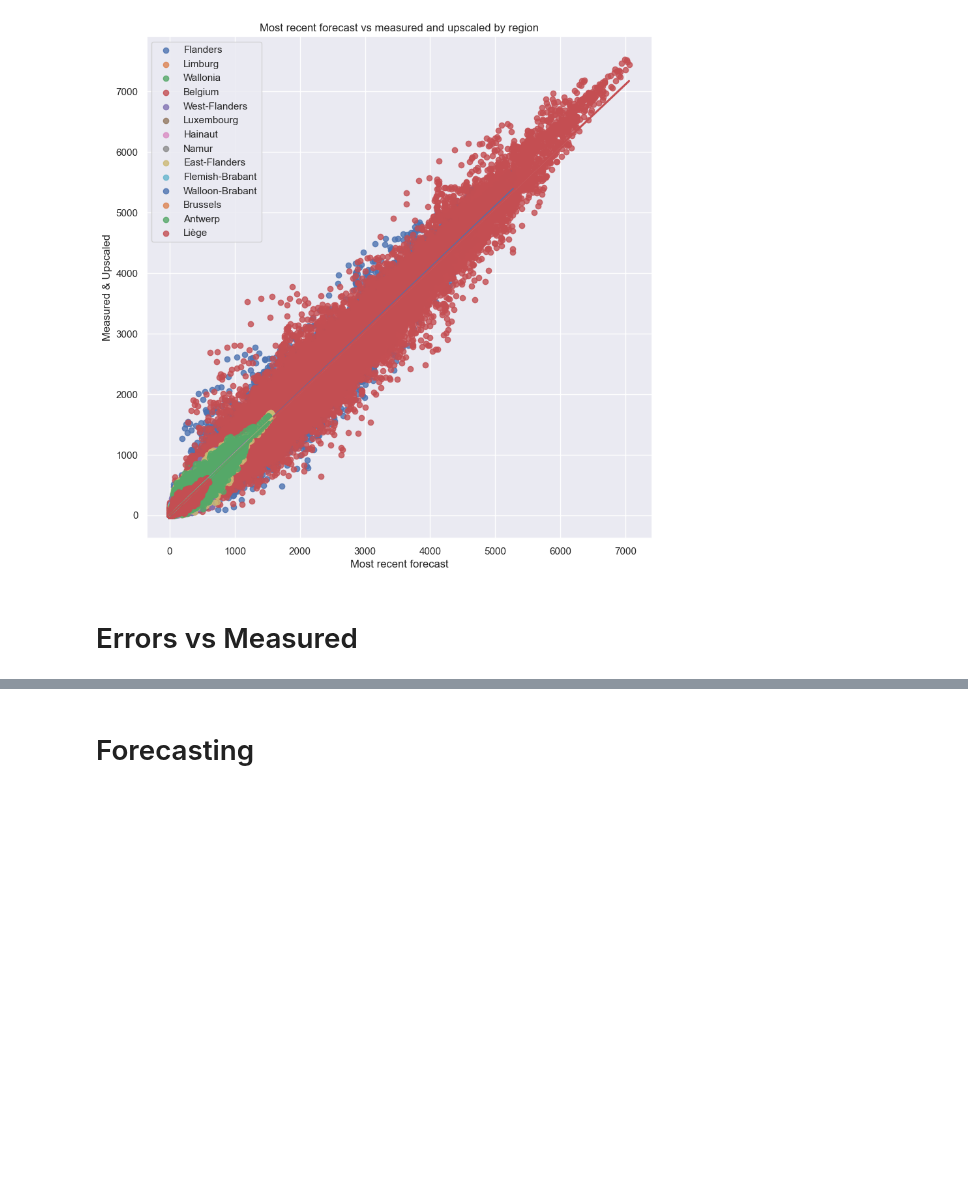
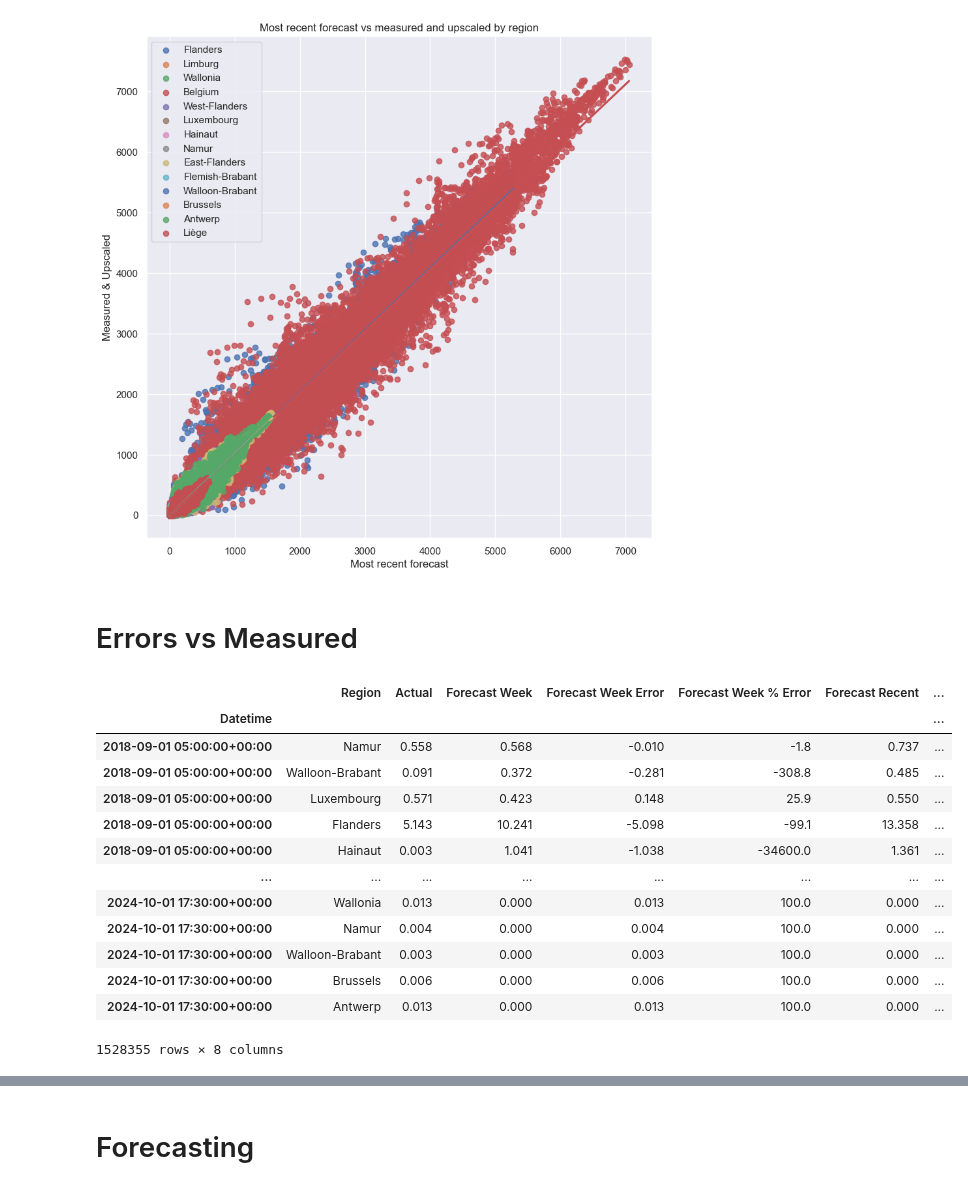
Before and after one commit to jamesdeluk/data-projects, a Jupyter notebook: ods032.ipynb, the cells around one changed output, grey strips where cells are left out. Saved outputs shown, nothing was run; the diff lists cells and outputs as text; code cells hidden in the pictures; blank space fills up the shorter version.

```diff
--- a/ods032.ipynb
+++ b/ods032.ipynb
@@ -135,37 +135,51 @@ plt.show()
 # Errors vs Measured
 # %%
 # df = data_2023[data_2023.Region == 'Belgium'].copy()
-df = data_2023[['Region','Week-ahead forecast','Most recent forecast','Measured & Upscaled']]
+df = data[['Region','Week-ahead forecast','Most recent forecast','Measured & Upscaled']]
 df = df[df['Measured & Upscaled'] != 0]
+df = df.dropna()
 
-df['Week Error'] = df['Measured & Upscaled'] - df['Week-ahead forecast']
-df['Week Percentage Error'] = np.divide(
-    df['Week Error'],
+df['Forecast Week Error'] = df['Measured & Upscaled'] - df['Week-ahead forecast']
+df['Forecast Week % Error'] = np.divide(
+    df['Forecast Week Error'],
     df['Measured & Upscaled'],
-    out=np.zeros_like(df['Week Error']),
+    out=np.zeros_like(df['Forecast Week Error']),
     where=df['Measured & Upscaled'] != 0
 ) * 100
-df['Week Percentage Error'] = df['Week Percentage Error'].round(1)
+df['Forecast Week % Error'] = df['Forecast Week % Error'].round(1)
 
-df['Recent Error'] = df['Measured & Upscaled'] - df['Most recent forecast']
-df['Recent Percentage Error'] = np.divide(
-    df['Recent Error'],
+df['Forecast Recent Error'] = df['Measured & Upscaled'] - df['Most recent forecast']
+df['Forecast Recent % Error'] = np.divide(
+    df['Forecast Recent Error'],
     df['Measured & Upscaled'],
-    out=np.zeros_like(df['Recent Error']),
+    out=np.zeros_like(df['Forecast Recent Error']),
     where=df['Measured & Upscaled'] != 0
 ) * 100
-df['Recent Percentage Error'] = df['Recent Percentage Error'].round(1)
+df['Forecast Recent % Error'] = df['Forecast Recent % Error'].round(1)
 
-df = df[['Region','Measured & Upscaled', 'Week-ahead forecast', 'Week Error', 'Week Percentage Error', 'Most recent forecast', 'Recent Error', 'Recent Percentage Error']]
+df = df[['Region','Measured & Upscaled', 'Week-ahead forecast', 'Forecast Week Error', 'Forecast Week % Error', 'Most recent forecast', 'Forecast Recent Error', 'Forecast Recent % Error']]
 df = df.rename(columns={
     'Measured & Upscaled': 'Actual',
-    'Week-ahead forecast': 'Week',
-    'Week Error': 'Week_Err',
-    'Week Percentage Error': 'Week_%',
-    'Most recent forecast': 'Recent',
-    'Recent Error': 'Recent_Err',
-    'Recent Percentage Error': 'Recent_%'
+    'Week-ahead forecast': 'Forecast Week',
+    'Most recent forecast': 'Forecast Recent',
 })
+
+df
+# %% [output]
+|  | Region | Actual | Forecast Week | Forecast Week Error | Forecast Week % Error | Forecast Recent | ... |
+| Datetime |  |  |  |  |  |  | ... |
+| 2018-09-01 05:00:00+00:00 | Namur | 0.558 | 0.568 | -0.010 | -1.8 | 0.737 | ... |
+| 2018-09-01 05:00:00+00:00 | Walloon-Brabant | 0.091 | 0.372 | -0.281 | -308.8 | 0.485 | ... |
+| 2018-09-01 05:00:00+00:00 | Luxembourg | 0.571 | 0.423 | 0.148 | 25.9 | 0.550 | ... |
+| 2018-09-01 05:00:00+00:00 | Flanders | 5.143 | 10.241 | -5.098 | -99.1 | 13.358 | ... |
+| 2018-09-01 05:00:00+00:00 | Hainaut | 0.003 | 1.041 | -1.038 | -34600.0 | 1.361 | ... |
+| ... | ... | ... | ... | ... | ... | ... | ... |
+| 2024-10-01 17:30:00+00:00 | Wallonia | 0.013 | 0.000 | 0.013 | 100.0 | 0.000 | ... |
+| 2024-10-01 17:30:00+00:00 | Namur | 0.004 | 0.000 | 0.004 | 100.0 | 0.000 | ... |
+| 2024-10-01 17:30:00+00:00 | Walloon-Brabant | 0.003 | 0.000 | 0.003 | 100.0 | 0.000 | ... |
+| 2024-10-01 17:30:00+00:00 | Brussels | 0.006 | 0.000 | 0.006 | 100.0 | 0.000 | ... |
+| 2024-10-01 17:30:00+00:00 | Antwerp | 0.013 | 0.000 | 0.013 | 100.0 | 0.000 | ... |
+1528355 rows × 8 columns
 # %%
 mean_errors = []
 
```
Also changed, not shown: parts of 4 cells of this notebook.
